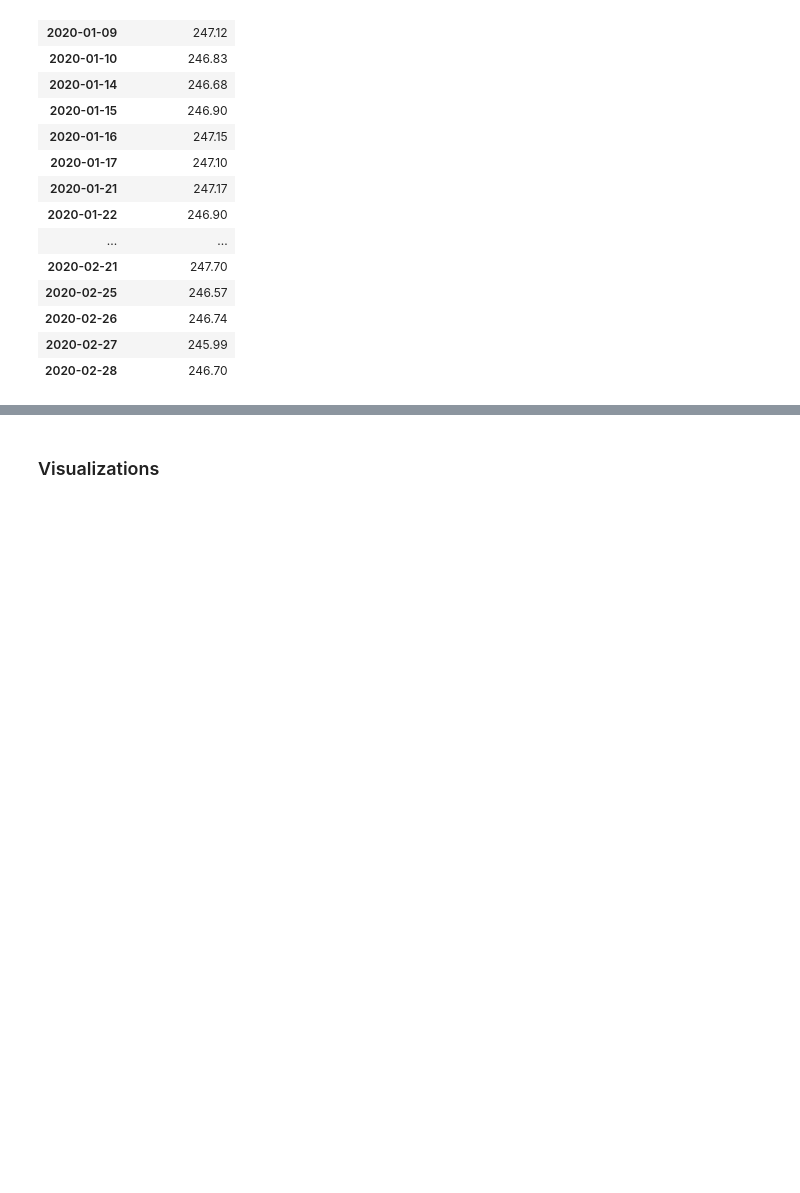
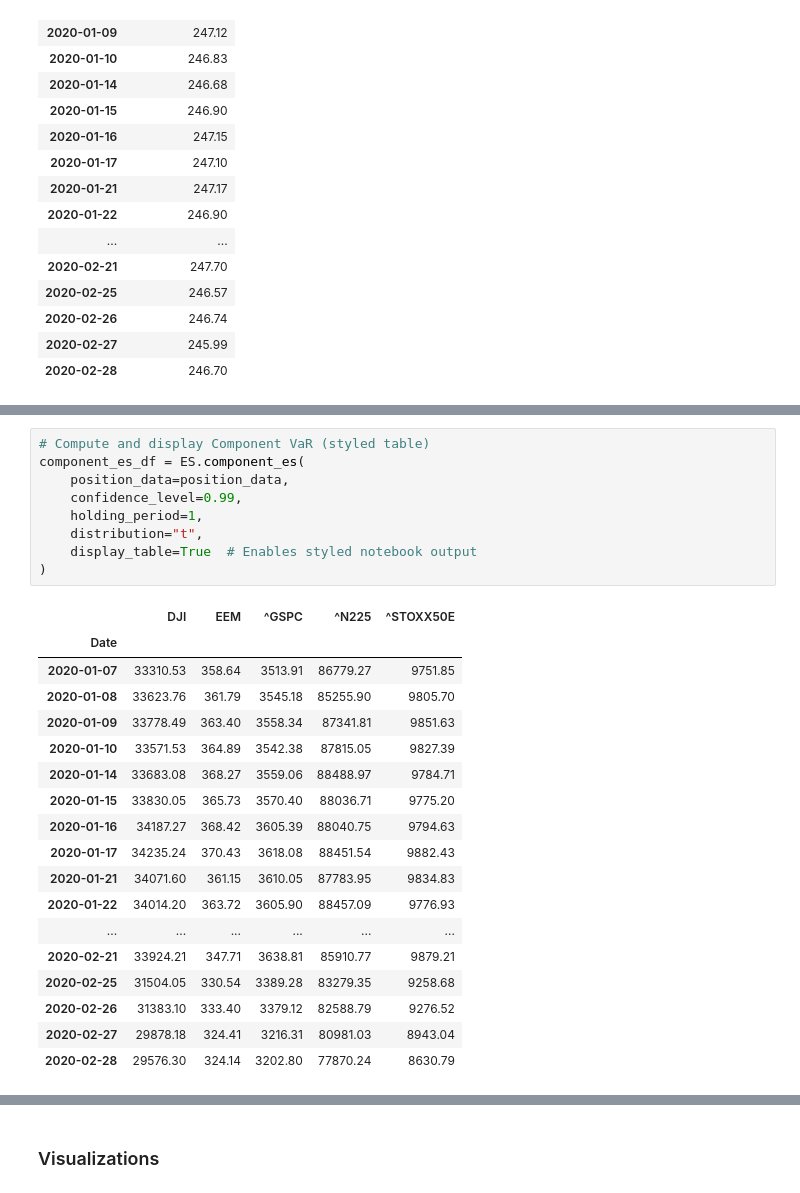
Before and after one commit to Alessandro-Dodon/pyvar, a Jupyter notebook: Functions/TestPortfolios.ipynb, the cells around one changed output, grey strips where cells are left out. Cells and saved outputs as stored; diff of their text form; blank space fills up the shorter version.

```diff
--- a/Functions/TestPortfolios.ipynb
+++ b/Functions/TestPortfolios.ipynb
@@ -191,0 +224,28 @@ ivar_series = pv.incremental_var(
+# %%
+# Compute and display Component VaR (styled table)
+component_es_df = ES.component_es(
+    position_data=position_data,
+    confidence_level=0.99,
+    holding_period=1,
+    distribution="t",
+    display_table=True  # Enables styled notebook output
+)
+# %% [output]
+|  | DJI | EEM | ^GSPC | ^N225 | ^STOXX50E |
+| Date |  |  |  |  |  |
+| 2020-01-07 | 33310.53 | 358.64 | 3513.91 | 86779.27 | 9751.85 |
+| 2020-01-08 | 33623.76 | 361.79 | 3545.18 | 85255.90 | 9805.70 |
+| 2020-01-09 | 33778.49 | 363.40 | 3558.34 | 87341.81 | 9851.63 |
+| 2020-01-10 | 33571.53 | 364.89 | 3542.38 | 87815.05 | 9827.39 |
+| 2020-01-14 | 33683.08 | 368.27 | 3559.06 | 88488.97 | 9784.71 |
+| 2020-01-15 | 33830.05 | 365.73 | 3570.40 | 88036.71 | 9775.20 |
+| 2020-01-16 | 34187.27 | 368.42 | 3605.39 | 88040.75 | 9794.63 |
+| 2020-01-17 | 34235.24 | 370.43 | 3618.08 | 88451.54 | 9882.43 |
+| 2020-01-21 | 34071.60 | 361.15 | 3610.05 | 87783.95 | 9834.83 |
+| 2020-01-22 | 34014.20 | 363.72 | 3605.90 | 88457.09 | 9776.93 |
+| ... | ... | ... | ... | ... | ... |
+| 2020-02-21 | 33924.21 | 347.71 | 3638.81 | 85910.77 | 9879.21 |
+| 2020-02-25 | 31504.05 | 330.54 | 3389.28 | 83279.35 | 9258.68 |
+| 2020-02-26 | 31383.10 | 333.40 | 3379.12 | 82588.79 | 9276.52 |
+| 2020-02-27 | 29878.18 | 324.41 | 3216.31 | 80981.03 | 8943.04 |
+| 2020-02-28 | 29576.30 | 324.14 | 3202.80 | 77870.24 | 8630.79 |
```
Also changed, not shown: parts of 7 cells of this notebook, 7 other files.
